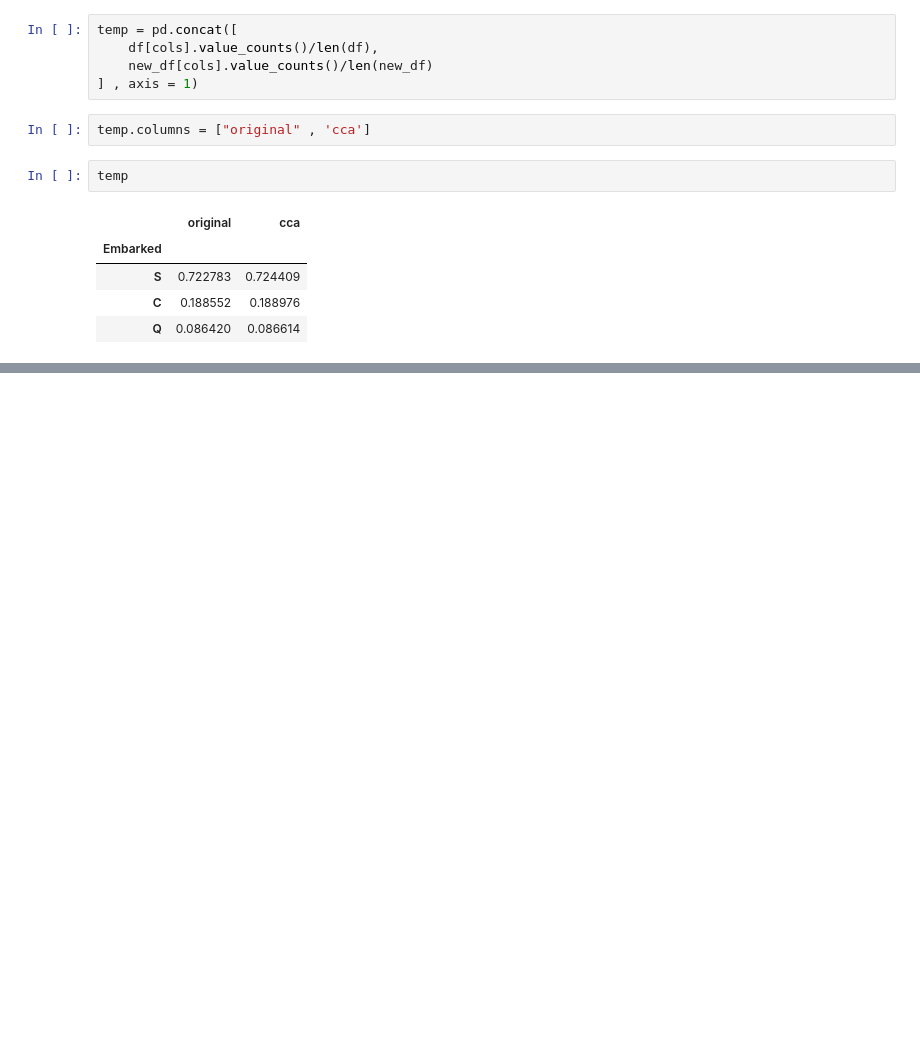
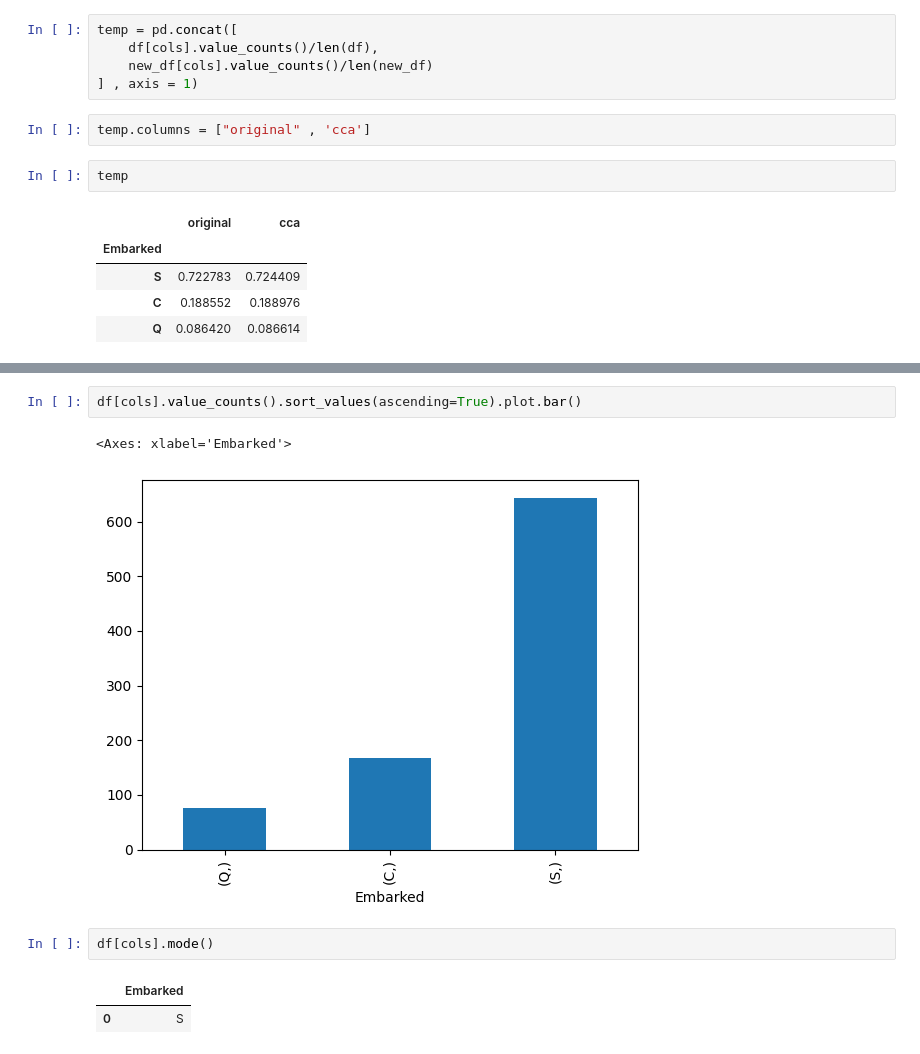
Before and after one commit to uk-zash/Machine-Learning, a Jupyter notebook: CCA.ipynb, the cells around one changed output, grey strips where cells are left out. Drawn from its saved outputs; the diff is of its cells as text; blank space fills up the shorter version.

```diff
--- a/CCA.ipynb
+++ b/CCA.ipynb
@@ -100,0 +116,10 @@ temp
+# %%
+df[cols].value_counts().sort_values(ascending=True).plot.bar()
+# %% [output]
+<Axes: xlabel='Embarked'>
+[figure, added]
+# %%
+df[cols].mode()
+# %% [output]
+|  | Embarked |
+| 0 | S |
```
Also changed, not shown: parts of 3 cells of this notebook, 4 other files.
